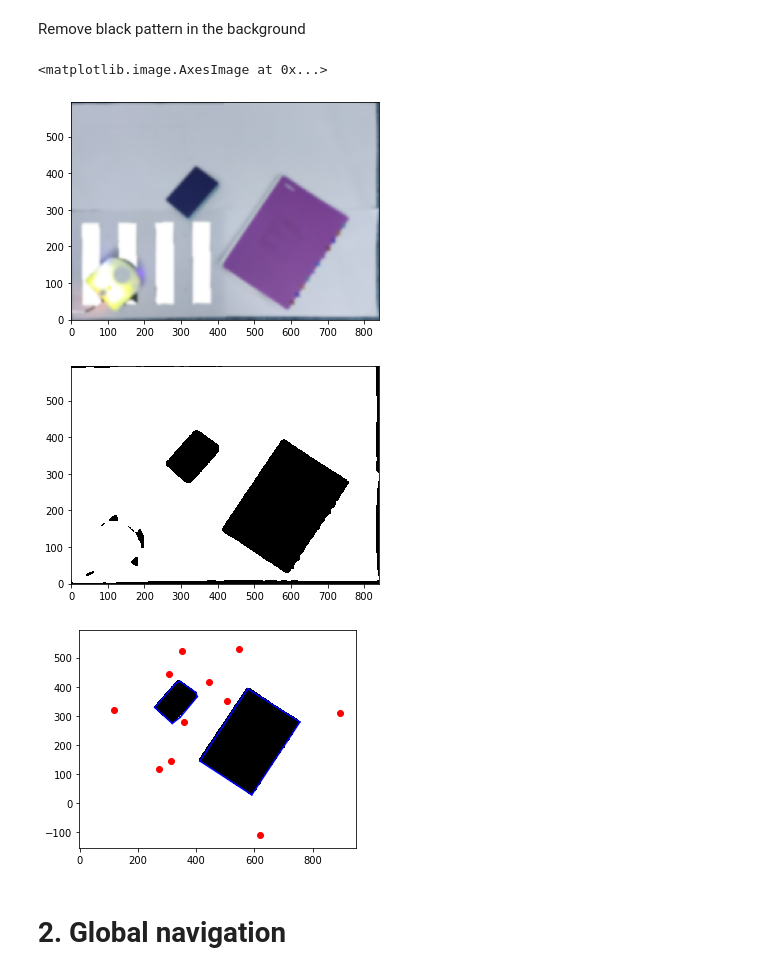
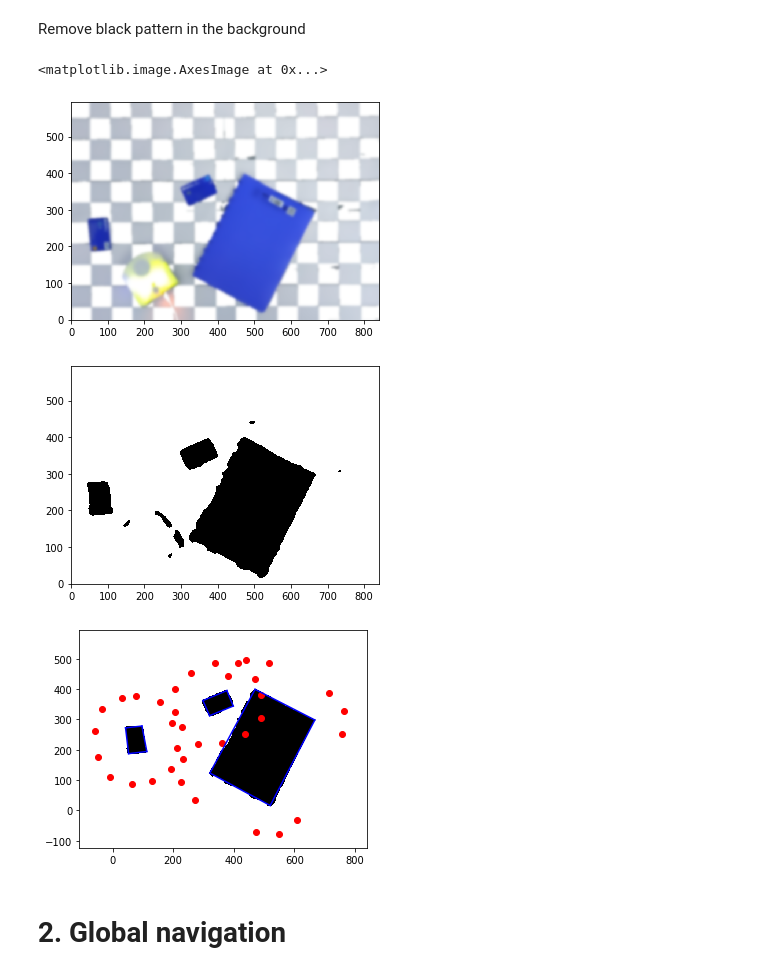
Before and after one commit to RaphLins/basics_of_MB_project, a Jupyter notebook: report.ipynb, the cells around one changed output. Saved outputs shown, nothing was run; the diff lists cells and outputs as text; code cells hidden in the pictures.

Commit message:
fixes, added potential field local avoirdance, controller/filter improvements, possibility to save data, filter demo in report

```diff
--- a/report.ipynb
+++ b/report.ipynb
@@ -24,10 +26,19 @@ ModuleNotFoundError: ignored
 # %%
-img = cv2.imread('images/terrain3.jpg')[::-1,:,:]
+img = cv2.imread('images/terrain.jpg')[::-1,:,:]
 kernel_size = 201
-blurred_img = cv2.GaussianBlur(img,(kernel_size,kernel_size),0)
+black_min = np.array([0, 0, 0])
+black_max = np.array([80, 80, 80])
+
+mask=cv2.inRange(img,black_min,black_max)
+
+img_no_black = img.copy()
+img_no_black[mask>0]=(255,255,255)
+
+blurred_img = cv2.GaussianBlur(img_no_black,(kernel_size,kernel_size),0)
+
 
 (b, g, r) = cv2.split(blurred_img)
-_,threshold = cv2.threshold(b, 70, 255,
+_,threshold = cv2.threshold(b, 150, 255,
                             cv2.THRESH_BINARY)
 
 plt.imshow(blurred_img, origin='lower')
@@ -44,11 +55,11 @@ for cnt in contours :
     area = cv2.contourArea(cnt)
 
     # Shortlisting the regions based on there area.
-    if area > 500000:
+    if area > 1000000:
         approx = cv2.approxPolyDP(cnt,
-                                  0.015
+                                  0.05
                                   * cv2.arcLength(cnt, True), True)
-        if len(approx) == 4:
+        if len(approx) == 4 or True:
             board = approx
 
 n= len(board)
@@ -63,5 +74,16 @@ for i in range(n):
+# %%
+top_left_idx = None
+for i in range(len(board)):
+    vertice1 = board[i][0]
+    if vertice1[0] < threshold.shape[0] and vertice1[1] < threshold.shape[1]:
+        top_left_idx = i
+        break
+new_board = []
+for i in range(len(board)):
+    idx = (top_left_idx + i)%4
+    new_board.append(board[idx][0])
 # %%
-pts0 = np.float32(board)
+pts0 = np.float32(new_board)
 
 W, H = 420*2, 297*2
 # Define corresponding points in output image
@@ -136,26 +171,26 @@ NameError: ignored
 # %% [markdown]
 Remove black pattern in the background
 # %%
-filtered_img = cv2.bilateralFilter(rescaled_img,15, 75, 75)
+filtered_img = cv2.bilateralFilter(rescaled_img,21, 75, 75)
 black_min = np.array([0, 0, 0])
-black_max = np.array([50, 50, 50])
+black_max = np.array([100, 100, 100])
 
 mask=cv2.inRange(filtered_img,black_min,black_max)
 plt.imshow(filtered_img)
 
 filtered_img[mask>0]=(255,255,255)
 
 kernel_size = 21
 filtered_img = cv2.GaussianBlur(filtered_img,(kernel_size,kernel_size),0)
 
 plt.imshow(filtered_img, origin='lower')
 # %% [output]
 <matplotlib.image.AxesImage at 0x...>
-[figure, old version]
+[figure, new version]
 # %%
 ### Image processing filter
 
-threshold_val = 150
+threshold_val = 170
 
 #Find the thymio and the destination
 
@@ -181,9 +216,9 @@ for cnt in contours :
     area = cv2.contourArea(cnt)
 
     # Shortlisting the regions based on there area
-    if area > 8000:
+    if area > 2000:
         approx = cv2.approxPolyDP(cnt,
-                                  0.01 * cv2.arcLength(cnt, True), True)
+                                  0.03 * cv2.arcLength(cnt, True), True)
         obstacles.append(approx)
     else:
         cv2.drawContours(black_and_white, [cnt], -1, 0, thickness=-1)
@@ -213,15 +248,21 @@ for obstacle in obstacles:
         vec2 = vertice2 - vertice3
 
         normal_vec = vec1/norm(vec1) + vec2/norm(vec2)
-        way_point = vertice2 + normal_vec*MARGIN
+        way_point1 = vertice2 + vec1*MARGIN/norm(vec1)
+        way_point2 = vertice2 + vec2*MARGIN/norm(vec2)
+        way_point3 = vertice2 + normal_vec*MARGIN/norm(normal_vec)
 
-        way_points.append(way_point)
+        way_points.append(way_point1)
+        way_points.append(way_point2)
+        way_points.append(way_point3)
 
-        plt.scatter(way_point[0], way_point[1], c='r')
+        plt.scatter(way_point1[0], way_point1[1], c='r')
+        plt.scatter(way_point2[0], way_point2[1], c='r')
+        plt.scatter(way_point3[0], way_point3[1], c='r')
         plt.plot((vertice1[0], vertice2[0]), (vertice1[1], vertice2[1]), 'b')
 # %% [output]
-[figure, old version]
+[figure, new version]
-[figure, old version]
+[figure, new version]
 # %% [markdown]
 # 2. Global navigation
 # %% [markdown]
```
Also changed, not shown: parts of 20 cells of this notebook, 32 other files.
